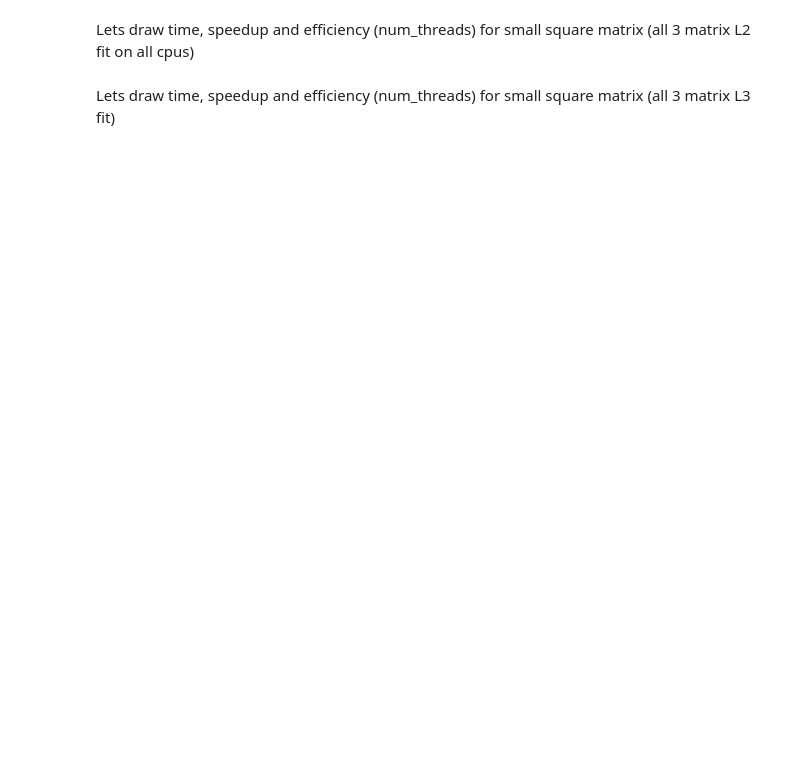
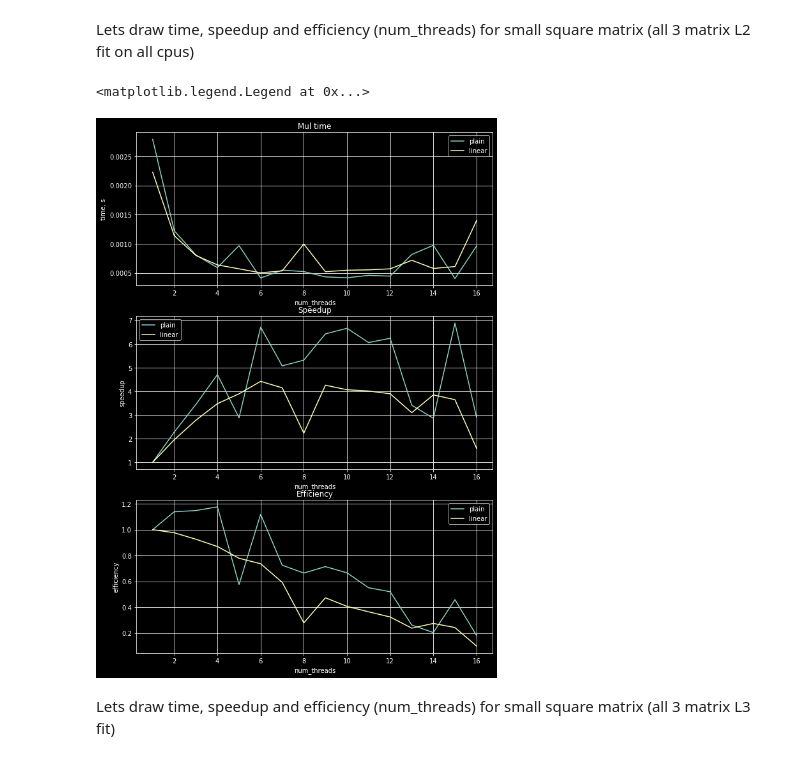
Before and after one commit to ErrrOrrr503/ComputeMath, a Jupyter notebook: linear/tester.ipynb, the cells around one changed output. Cells and saved outputs as stored; diff of their text form; code cells hidden in the pictures; blank space fills up the shorter version.

```diff
--- a/linear/tester.ipynb
+++ b/linear/tester.ipynb
@@ -89,9 +90,6 @@ plt.legend ()
 Lets draw time, speedup and efficiency (num_threads) for small square matrix (all 3 matrix L2 fit on all cpus)
 # %%
 N = 140
-N_THR = 12
-num_threads = np.arange (1, N_THR, 1)
-times = np.zeros ((num_algos, num_threads.shape[0]))
 
 for i in range (0, num_threads.shape[0]):
     result = subprocess.run (["./matmul_test", "{0}".format (N), "{0}".format (N), "{0}".format (num_threads[i])], capture_output=True, text=True)
@@ -100,33 +98,36 @@ for i in range (0, num_threads.shape[0]):
         times[j][i] = np.double(res_split[j])
 
 plt.figure(figsize=(10, 15))
 
 plt.subplot (311)
 plt.grid ()
 plt.title ("Mul time")
 plt.xlabel ("num_threads")
 plt.ylabel ("time, s")
 for i in range(0, num_algos):
     plt.plot (num_threads, times[i], 'C{0}'.format (i), label = algos[i])
 plt.legend ()
 
 plt.subplot (312)
 plt.grid ()
 plt.title ("Speedup")
 plt.xlabel ("num_threads")
 plt.ylabel ("speedup")
 for i in range(0, num_algos):
     plt.plot (num_threads, times[i][0] / times[i], 'C{0}'.format (i), label = algos[i])
 plt.legend ()
 
 plt.subplot (313)
 plt.grid ()
 plt.title ("Efficiency")
 plt.xlabel ("num_threads")
 plt.ylabel ("efficiency")
 for i in range(0, num_algos):
     plt.plot (num_threads, times[i][0] / times[i] / num_threads, 'C{0}'.format (i), label = algos[i])
 plt.legend ()
+# %% [output]
+<matplotlib.legend.Legend at 0x...>
+[figure, added]
 # %% [markdown]
 Lets draw time, speedup and efficiency (num_threads) for small square matrix (all 3 matrix L3 fit)
 # %%
```
Also changed, not shown: parts of 4 cells of this notebook, 13 other files.
